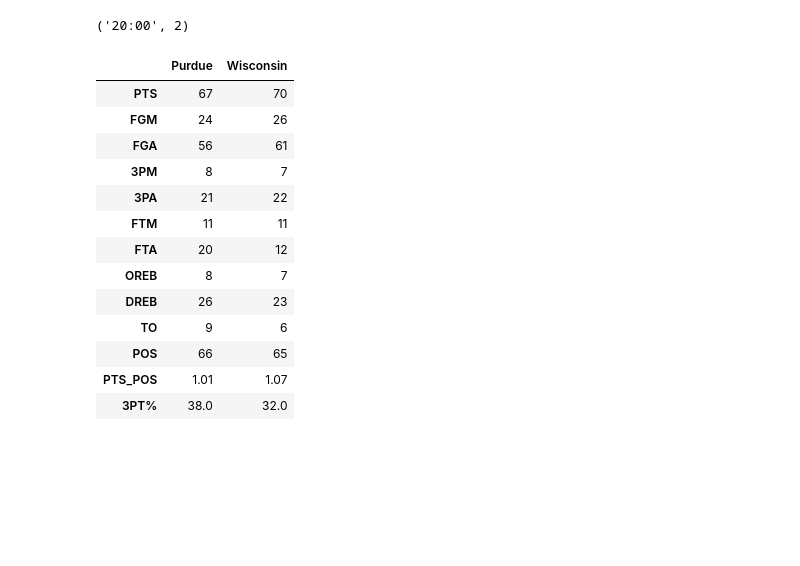
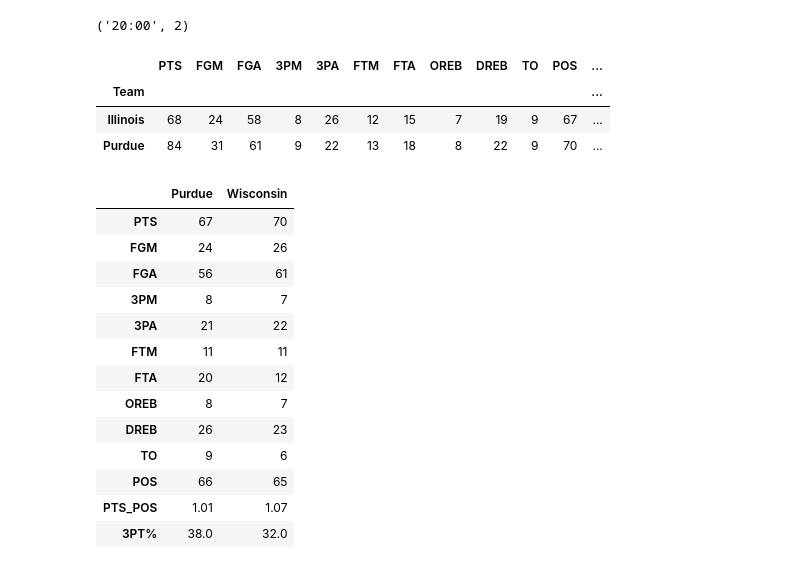
Before and after one commit to fmathews11/College_Basketball_Functions, a Jupyter notebook: Pulling_In_Boxscores.ipynb, the cells around one changed output. Drawn from its saved outputs; the diff is of its cells as text; code cells hidden in the pictures; blank space fills up the shorter version.

```diff
--- a/Pulling_In_Boxscores.ipynb
+++ b/Pulling_In_Boxscores.ipynb
@@ -235,7 +235,6 @@ def append_real_time_data(game_id,stats_df,disp = False):
   else:
     temp_df = get_agg_boxscore(401364432,disp = False)
   return pd.concat([stats_df,temp_df])
-test_df = append_real_time_data(401364432,test_df)
 # %%
 def get_game_timestamp_half(game_id):
   """
@@ -317,6 +321,13 @@ def scrape_game_stats_real_time(game_id,max_retries = 14,glob = True,disp = True
         print(f"Retry number {retry_iter} of {max_retries}")
         time.sleep(np.random.randint(20,25))
     return limbo_df
+# %%
+test_df
+# %% [output]
+|  | PTS | FGM | FGA | 3PM | 3PA | FTM | FTA | OREB | DREB | TO | POS | ... |
+| Team |  |  |  |  |  |  |  |  |  |  |  | ... |
+| Illinois | 68 | 24 | 58 | 8 | 26 | 12 | 15 | 7 | 19 | 9 | 67 | ... |
+| Purdue | 84 | 31 | 61 | 9 | 22 | 13 | 18 | 8 | 22 | 9 | 70 | ... |
 # %%
 #test_df = pd.DataFrame()
 scrape_game_stats_real_time(401364469,disp = True)
```
Also changed, not shown: parts of 1 cell of this notebook.
